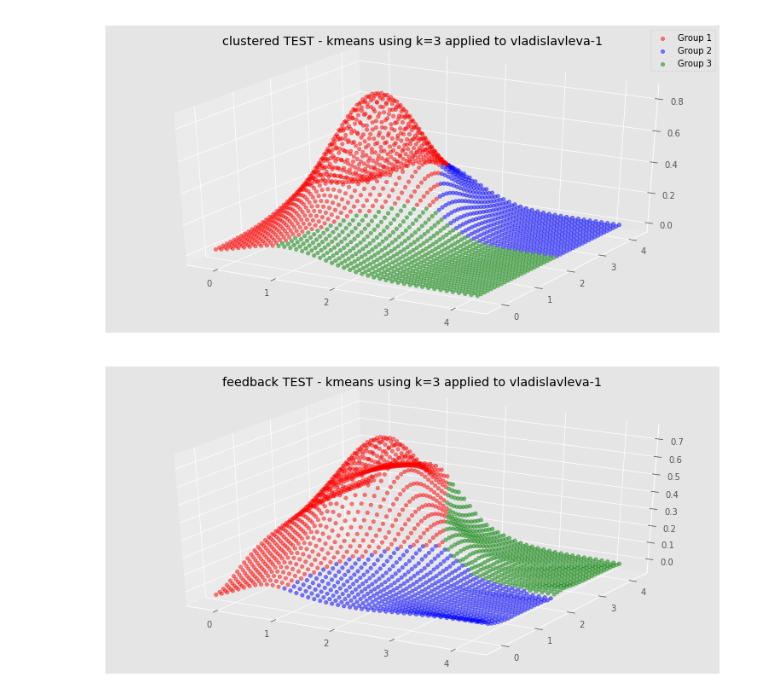
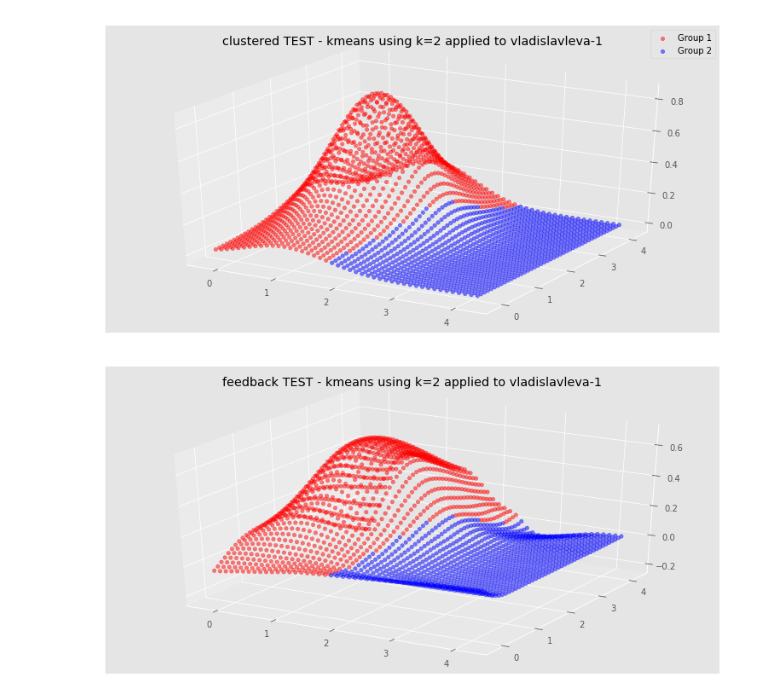
Before and after one commit to casadei/gsgp-gd, a Jupyter notebook: reports/meeting-3-insights.ipynb, the cells around one changed output. Saved outputs shown, nothing was run; the diff lists cells and outputs as text; code cells hidden in the pictures.

```diff
--- a/reports/meeting-3-insights.ipynb
+++ b/reports/meeting-3-insights.ipynb
@@ -24,6 +24,10 @@ def getColors(colors, feedback):
         result.append(colors[curr])
 
     return result
+
+def selectExecution(df, execution):
+    filtered = df[df[0] == execution - 1]
+    return filtered.iloc[0,1:]
 
 def render2d(strategy, k, dataset, mode, execution = 1):
     filename = "%s/%s-%d/output-%s/groups-%02d.txt" % (path, strategy, k, dataset, execution)
@@ -47,8 +51,8 @@ def render2dFeedback(strategy, k, dataset, mode, execution):
     else:
         files = ('smart_ts_outputs.csv', 'smart_ts_feedback.csv')
 
-    semantics = pd.read_csv(directory + files[0], header = None).iloc[execution, 1:]
-    feedback = pd.read_csv(directory + files[1], header = None).iloc[execution, 1:]
+    semantics = selectExecution(pd.read_csv(directory + files[0], header = None), execution)
+    feedback = selectExecution(pd.read_csv(directory + files[1], header = None), execution)
 
     data = pd.read_csv(filename, skiprows=[0], header = None)
     data = data[data[0] == mode]
@@ -82,8 +86,9 @@ def render3dFeedback(strategy, k, dataset, mode, execution = 1):
     else:
         files = ('smart_ts_outputs.csv', 'smart_ts_feedback.csv')
 
-    semantics = pd.read_csv(directory + files[0], header = None).iloc[execution, 1:]
-    feedback = pd.read_csv(directory + files[1], header = None).iloc[execution, 1:]
+    semantics = selectExecution(pd.read_csv(directory + files[0], header = None), execution)
+    feedback = selectExecution(pd.read_csv(directory + files[1], header = None), execution)
+
     data = pd.read_csv(filename, skiprows=[0], header = None)
     data = data[data[0] == mode]
 
@@ -105,8 +110,8 @@ render2dFeedback(strategy, k, 'keijzer-7', 'TRAINING', 1)
 # %%
 strategy = 'kmeans'
-k = 3
-render3d(strategy, k, 'vladislavleva-1', 'TEST', 1)
-render3dFeedback(strategy, k, 'vladislavleva-1', 'TEST', 1)
+k = 2
+render3d(strategy, k, 'vladislavleva-1', 'TEST', 31)
+render3dFeedback(strategy, k, 'vladislavleva-1', 'TEST', 31)
 # %% [output]
-[figure, old version]
+[figure, new version]
-[figure, old version]
+[figure, new version]
```
Also changed, not shown: parts of 2 cells of this notebook, 1 other file.
